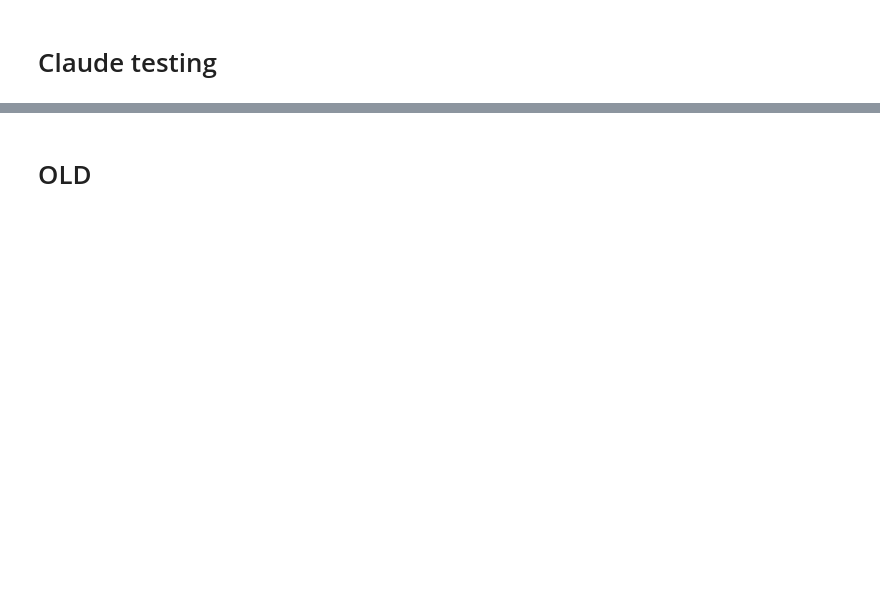
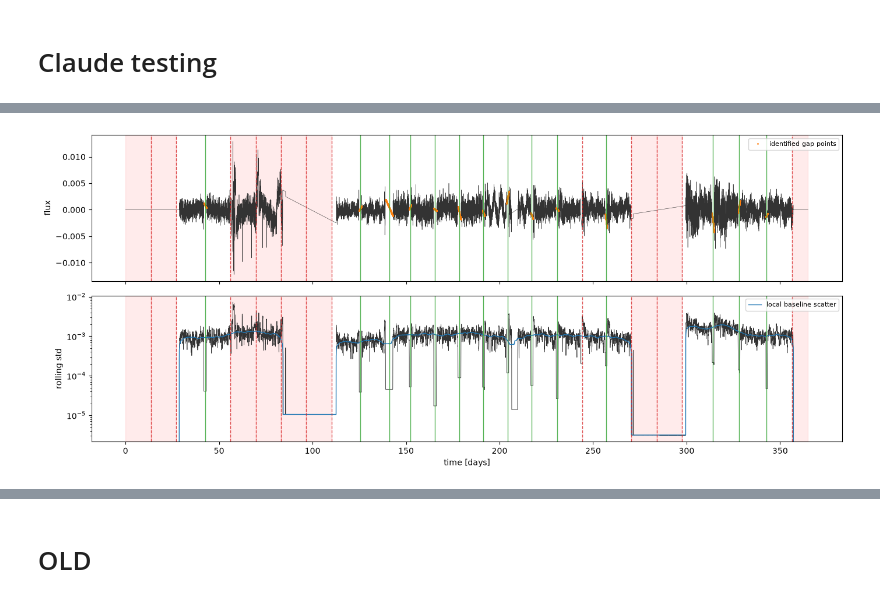
Before and after one commit to rae-holcomb/ss_redevelopment, a Jupyter notebook: ss_claude_sandbox.ipynb, the cells around one changed output, grey strips where cells are left out. Cells and saved outputs as stored; diff of their text form; code cells hidden in the pictures; blank space fills up the shorter version.

```diff
--- a/ss_claude_sandbox.ipynb
+++ b/ss_claude_sandbox.ipynb
@@ -200,0 +199,17 @@ plt.show()
+# %%
+# Get TESS sector configurations
+from ast import literal_eval
+
+sector_df = pd.read_csv('target_df_shortform.csv', index_col=0)
+sector_df["sec"] = sector_df["sec"].apply(lambda x: literal_eval(x))
+sectors = sector_df.sec.values
+
+# 1. Convert inner lists to tuples so they can be hashed
+# 2. Use dict.fromkeys() to drop duplicates while keeping the original order
+sectors = [tuple(np.array(sec)[np.array(sec) <= 13]) for sec in sectors]
+unique_tuples = list(dict.fromkeys(tuple(x) for x in sectors))
+
+# 3. Convert back to a NumPy array of lists if needed
+# result = np.array([list(t) for t in unique_tuples], dtype=object)
+sector_configs = np.array([np.array(t) for t in unique_tuples if len(t) > 0], dtype=object)
+len(sector_configs)
@@ -277,3 +293,79 @@ df = pd.DataFrame(data={'filename': fns, 'periods': periods,'incls': incls,  'di
 
 # downselect to stuff that is likely to be more detectable
 df1 = df[df.tspot > 3]
+# %%
+"""
+example_from_fits.py
+
+Full pipeline starting from a raw SMARTS FITS file:
+    1. load_smarts_fits (preprocessing.py) -- re-detect and remove the
+       original per-orbit gaps, drop bad orbits, optionally keep only a
+       hand-picked subset of sectors, regrid to even cadence.
+    2. compute_acf (acf_utils.py) -- gap-aware ACF.
+    3. gather_initial_guesses + fit_rotation_period (comb_fit.py) --
+       candidate generation, joint fit, and reliability-gated arbitration.
+    4. extract_candidate_features (ml_features.py) -- flatten into a
+       training-ready feature table (with a label, since we know the
+       true injected period).
+    5. Diagnostic plots.
+"""
+
+import numpy as np
+from preprocessing import load_smarts_fits, plot_split_diagnostics
+from acf_utils import compute_acf
+from comb_fit import gather_initial_guesses, fit_rotation_period
+from ml_features import extract_candidate_features
+from plotting import plot_full_diagnostic
+
+
+
+fits_path = df1.iloc[400].filename
+
+# --- 1. preprocess: FITS -> pipeline-ready (time, flux) ---
+# `sectors=[...]` could be added here to deliberately degrade this to a
+# sparser, more realistic TESS-like observing pattern, e.g.
+# sectors=[1, 2, 6, 7, 12]. Left as None to keep every good sector.
+pre = load_smarts_fits(fits_path)
+print(f"true_period: {pre.true_period:.4f} d")
+print(f"orbits: {pre.n_orbits_total} total, {pre.n_orbits_flagged} flagged/dropped")
+print(f"sectors used: {pre.sectors_used}")
+print(f"regridded: {len(pre.time)} points, "
+        f"{np.isnan(pre.flux).mean():.1%} missing")
+
+# --- 2. gap-aware ACF ---
+acf_lags, acf = compute_acf(pre.time, pre.flux)
+
+# --- 3. candidate generation + fitting/arbitration ---
+guesses, failed_methods = gather_initial_guesses(pre.time, pre.flux, acf_lags, acf, n_guesses=5)
+result = fit_rotation_period(acf_lags, acf, guesses)
+print(f"\n{result.message}")
+if result.success:
+    print(f"recovered P = {result.best_fit.P:.4f} d "
+            f"(true = {pre.true_period:.4f}, "
+            f"ratio = {result.best_fit.P / pre.true_period:.3f})")
+
+# --- 4. training-ready feature table (true_period known -> labeled) ---
+df = extract_candidate_features(
+    result, guesses, pre.time, pre.flux, acf_lags, acf,
+    star_id=fits_path, true_period=pre.true_period,
+)
+print(f"\nfeature table: {df.shape[0]} candidates x {df.shape[1]} columns")
+
+# --- 5. diagnostic plots ---
+# plot_split_diagnostics needs the RAW (pre-gap-removal) time/flux, not
+# pre.time/pre.flux -- re-read those directly from the FITS file.
+from astropy.io import fits
+with fits.open(fits_path) as hdul:
+    lc = hdul["LIGHTCURVE"].data
+    raw_time = np.asarray(lc["time"], dtype=float)
+    raw_flux = np.asarray(lc["flux"], dtype=float) - 1.0
+fig1, axs1 = plot_split_diagnostics(raw_time, raw_flux, pre.diagnostics)
+plt.show();
+# fig1.savefig("from_fits_split_diagnostic.png", dpi=120)
+
+fig2, axes2 = plot_full_diagnostic(acf_lags, acf, guesses, result)
+plt.show();
+# fig2.savefig("from_fits_diagnostic.png", dpi=120)
+# print("\nSaved diagnostic figures to from_fits_split_diagnostic.png "
+#       "and from_fits_diagnostic.png")
+# %% [output]
@@ -279,0 +381 @@ df1 = df[df.tspot > 3]
+[figure, added]
```
Also changed, not shown: parts of 44 cells of this notebook, 30 other files.
